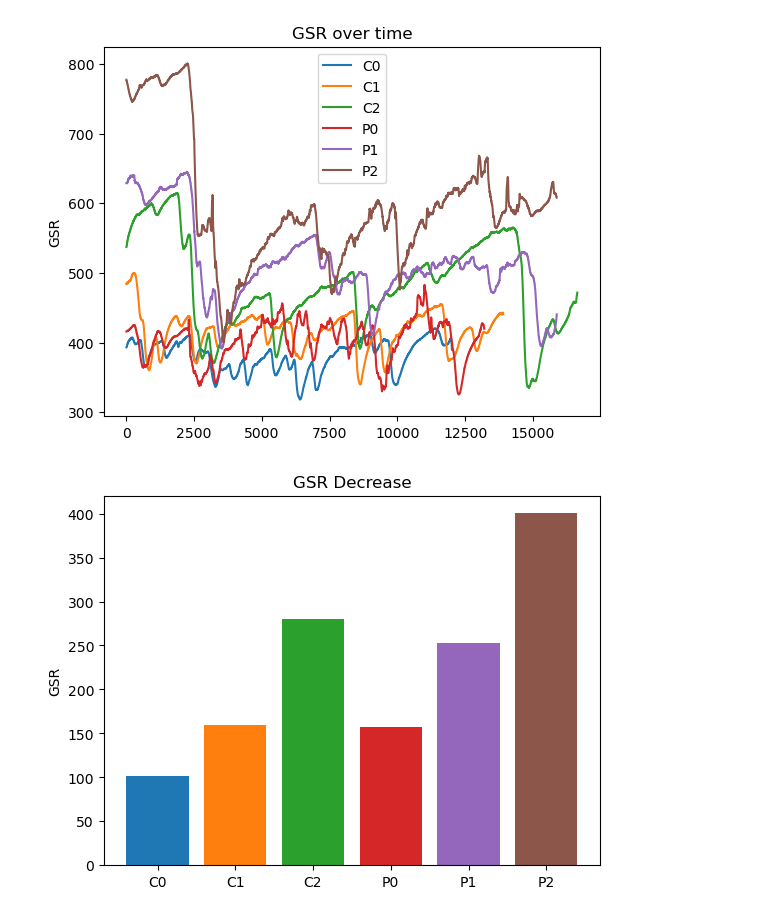
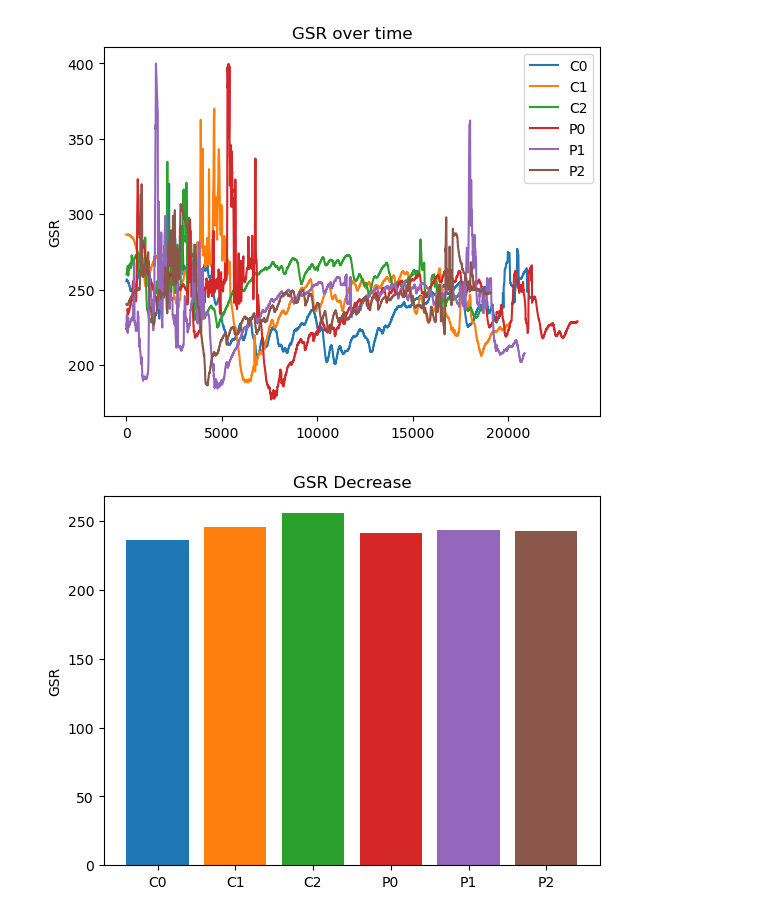
Before and after one commit to EliDll/pseudo-haptic-weight-lifting, a Jupyter notebook: EDA/imot_edda.ipynb, the cells around one changed output. Saved outputs shown, nothing was run; the diff lists cells and outputs as text; code cells hidden in the pictures.

```diff
--- a/EDA/imot_edda.ipynb
+++ b/EDA/imot_edda.ipynb
@@ -5,7 +5,7 @@ import pandas as pd
 import seaborn as sns
 # %%
 def get_df(id):
-    path = './' + 'CZ_27_05/' + 'imotions/' + 'Shovel' + '_' + id + '.csv'
+    path = './' + 'AD_17_06/' + 'imotions/' + 'Shovel' + '_' + id + '.csv'
     return pd.read_csv(path)
 
 c_0 = get_df("C0")
@@ -65,7 +66,8 @@ gsr = 'GSR Resistance CAL'
 
 def plot_gsr(df, label):
     df_cleaned = df.dropna(subset = gsr)
-    plt.plot(df_cleaned[gsr], label=label)
+    rect = df[(df[gsr] < 400)]
+    plt.plot(rect[gsr], label=label)
 
 plot_gsr(c_0, "C0")
 plot_gsr(c_1, "C1")
@@ -81,18 +83,20 @@ plt.ylabel('GSR')
 #display plot
 plt.show()
 # %% [output]
-[figure, old version]
+[figure, new version]
 # %%
 def delta_gsr(df):
-    return df[gsr].max() - df[gsr].min()
+    return df[gsr].median()
+    rect = df[(df[gsr] < 400)]
+    return rect[gsr].max() - rect[gsr].min()
 
 labels = ['C0', 'C1', 'C2', 'P0', 'P1', 'P2']
 deltas = [delta_gsr(c_0),delta_gsr(c_1), delta_gsr(c_2), delta_gsr(p_0), delta_gsr(p_1),delta_gsr(p_2)]
 colors = ['tab:blue', 'tab:orange', 'tab:green', 'tab:red', 'tab:purple', 'tab:brown']
 
 plt.bar(labels, deltas, color=colors)
 plt.title('GSR Decrease')
 plt.ylabel('GSR')
 plt.show()
 # %% [output]
-[figure, old version]
+[figure, new version]
```
Also changed, not shown: parts of 3 cells of this notebook, 25 other files.
